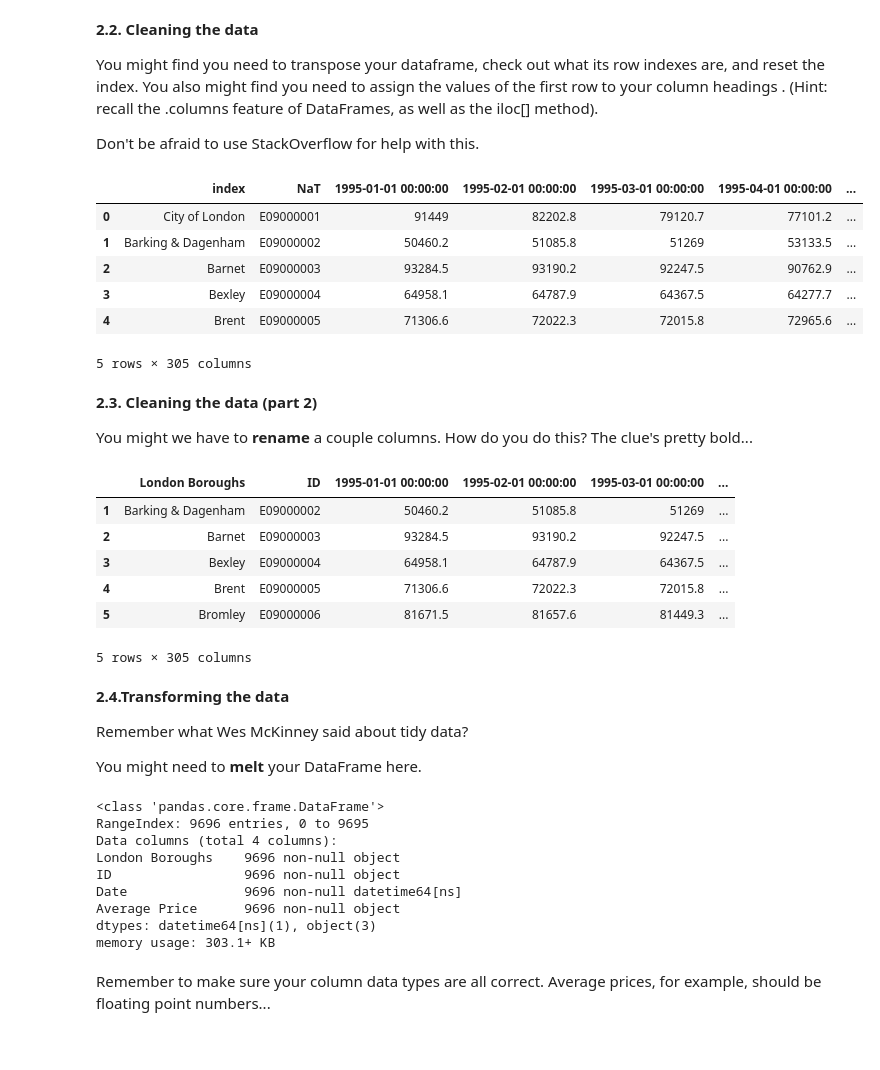
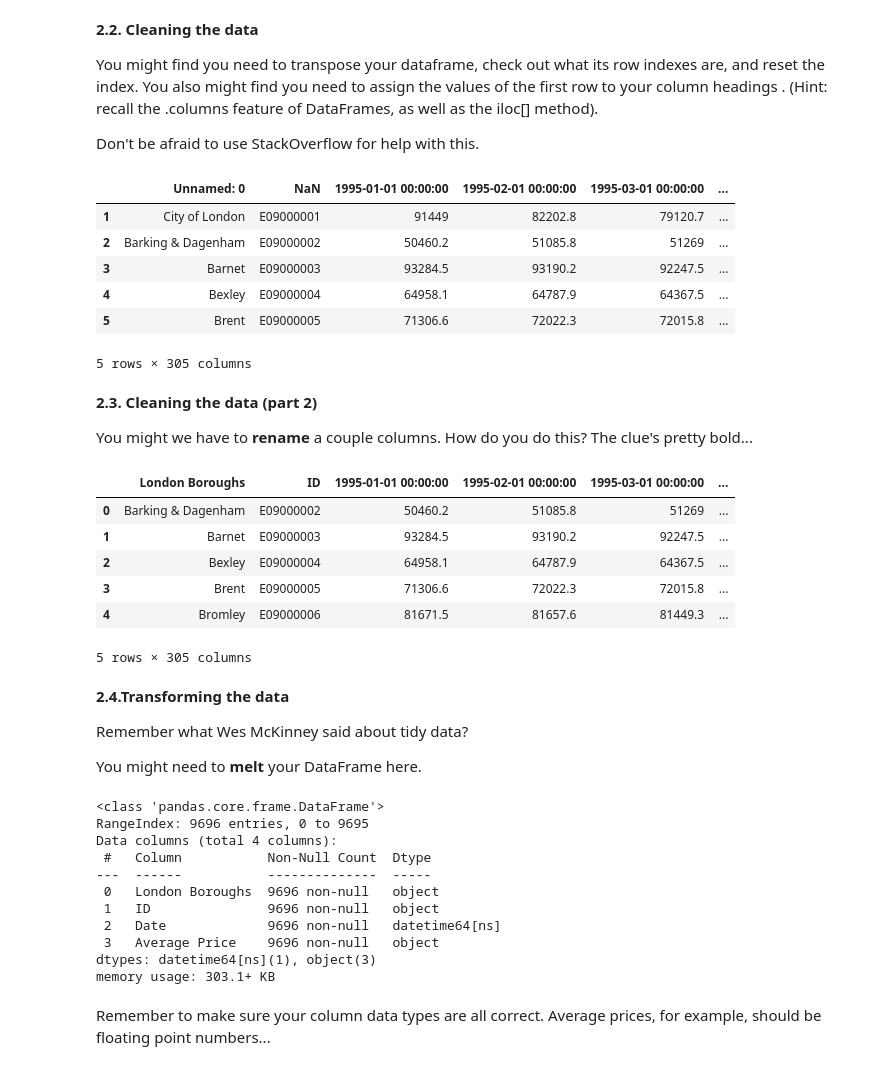
Before and after one commit to phatakshaunak/Springboard-Data-Science, a Jupyter notebook: Unit 4 Challenge - Tier 3.ipynb, the cells around one changed output. Cells and saved outputs as stored; diff of their text form; code cells hidden in the pictures.

```diff
--- a/Unit 4 Challenge - Tier 3.ipynb
+++ b/Unit 4 Challenge - Tier 3.ipynb
@@ -121,34 +121,39 @@ You might find you need to transpose your dataframe, check out what its row inde
 Don't be afraid to use StackOverflow for help  with this.
 # %%
 prop_tps  = properties.transpose()
+prop_tps.head()
 prop_tps1 = prop_tps.reset_index()
-prop_tps1.head()
+prop_tps1.columns=prop_tps1.iloc[0]
+prop_tps2 = (prop_tps1.iloc[1:])
+prop_tps2.head()
 # %% [output]
-|  | index | NaT | 1995-01-01 00:00:00 | 1995-02-01 00:00:00 | 1995-03-01 00:00:00 | 1995-04-01 00:00:00 | ... |
-| 0 | City of London | E09000001 | 91449 | 82202.8 | 79120.7 | 77101.2 | ... |
-| 1 | Barking & Dagenham | E09000002 | 50460.2 | 51085.8 | 51269 | 53133.5 | ... |
-| 2 | Barnet | E09000003 | 93284.5 | 93190.2 | 92247.5 | 90762.9 | ... |
-| 3 | Bexley | E09000004 | 64958.1 | 64787.9 | 64367.5 | 64277.7 | ... |
-| 4 | Brent | E09000005 | 71306.6 | 72022.3 | 72015.8 | 72965.6 | ... |
+|  | Unnamed: 0 | NaN | 1995-01-01 00:00:00 | 1995-02-01 00:00:00 | 1995-03-01 00:00:00 | ... |
+| 1 | City of London | E09000001 | 91449 | 82202.8 | 79120.7 | ... |
+| 2 | Barking & Dagenham | E09000002 | 50460.2 | 51085.8 | 51269 | ... |
+| 3 | Barnet | E09000003 | 93284.5 | 93190.2 | 92247.5 | ... |
+| 4 | Bexley | E09000004 | 64958.1 | 64787.9 | 64367.5 | ... |
+| 5 | Brent | E09000005 | 71306.6 | 72022.3 | 72015.8 | ... |
 5 rows × 305 columns
 # %% [markdown]
 **2.3. Cleaning the data (part 2)**
 
 You might we have to **rename** a couple columns. How do you do this? The clue's pretty bold...
 # %%
-prop_tps2=prop_tps1.rename(columns={'index':'London Boroughs',pd.NaT:'ID'})
-prop_tps2.head()
-a = prop_tps2['London Boroughs'].sort_values().unique()
-notborough = ['City of London','EAST MIDLANDS','EAST OF ENGLAND','England','Inner London','LONDON','NORTH EAST', 'NORTH WEST','Outer London','SOUTH EAST', 'SOUTH WEST','Unnamed: 33', 'Unnamed: 36', 'Unnamed: 46','WEST MIDLANDS','YORKS & THE HUMBER']
-prop_tps2_filt = prop_tps2[~prop_tps2['London Boroughs'].isin(notborough)]
-prop_tps2_filt.head()
+prop_tps3=prop_tps2.rename(columns={'Unnamed: 0':'London Boroughs',pd.NaT:'ID'})
+prop_tps3.head()
+#a = prop_tps2['London Boroughs'].sort_values().unique()
+notborough = ['City of London','EAST MIDLANDS','EAST OF ENGLAND','England','Inner London','LONDON','NORTH EAST', 'NORTH WEST','Outer London','SOUTH EAST', 'SOUTH WEST','WEST MIDLANDS','YORKS & THE HUMBER','Unnamed: 34','Unnamed: 37','Unnamed: 47']
+prop_filt = prop_tps3[~prop_tps3['London Boroughs'].isin(notborough)]
+prop_filt.head()
+prop_filt1 = prop_filt.reset_index().drop('index',axis=1)
+prop_filt1.head()
 # %% [output]
 |  | London Boroughs | ID | 1995-01-01 00:00:00 | 1995-02-01 00:00:00 | 1995-03-01 00:00:00 | ... |
-| 1 | Barking & Dagenham | E09000002 | 50460.2 | 51085.8 | 51269 | ... |
-| 2 | Barnet | E09000003 | 93284.5 | 93190.2 | 92247.5 | ... |
-| 3 | Bexley | E09000004 | 64958.1 | 64787.9 | 64367.5 | ... |
-| 4 | Brent | E09000005 | 71306.6 | 72022.3 | 72015.8 | ... |
-| 5 | Bromley | E09000006 | 81671.5 | 81657.6 | 81449.3 | ... |
+| 0 | Barking & Dagenham | E09000002 | 50460.2 | 51085.8 | 51269 | ... |
+| 1 | Barnet | E09000003 | 93284.5 | 93190.2 | 92247.5 | ... |
+| 2 | Bexley | E09000004 | 64958.1 | 64787.9 | 64367.5 | ... |
+| 3 | Brent | E09000005 | 71306.6 | 72022.3 | 72015.8 | ... |
+| 4 | Bromley | E09000006 | 81671.5 | 81657.6 | 81449.3 | ... |
 5 rows × 305 columns
 # %% [markdown]
 **2.4.Transforming the data**
@@ -157,16 +162,18 @@ Remember what Wes McKinney said about tidy data?
 
 You might need to **melt** your DataFrame here.
 # %%
-propt_mlt = pd.melt(prop_tps2_filt,id_vars=['London Boroughs','ID'],var_name='Date',value_name='Average Price')
+propt_mlt = pd.melt(prop_filt1,id_vars=['London Boroughs','ID'],var_name='Date',value_name='Average Price')
 propt_mlt.info()
 # %% [output]
 <class 'pandas.core.frame.DataFrame'>
 RangeIndex: 9696 entries, 0 to 9695
 Data columns (total 4 columns):
-London Boroughs    9696 non-null object
-ID                 9696 non-null object
-Date               9696 non-null datetime64[ns]
-Average Price      9696 non-null object
+ #   Column           Non-Null Count  Dtype
+---  ------           --------------  -----
+ 0   London Boroughs  9696 non-null   object
+ 1   ID               9696 non-null   object
+ 2   Date             9696 non-null   datetime64[ns]
+ 3   Average Price    9696 non-null   object
 dtypes: datetime64[ns](1), object(3)
 memory usage: 303.1+ KB
 # %% [markdown]
```
Also changed, not shown: parts of 9 cells of this notebook.
